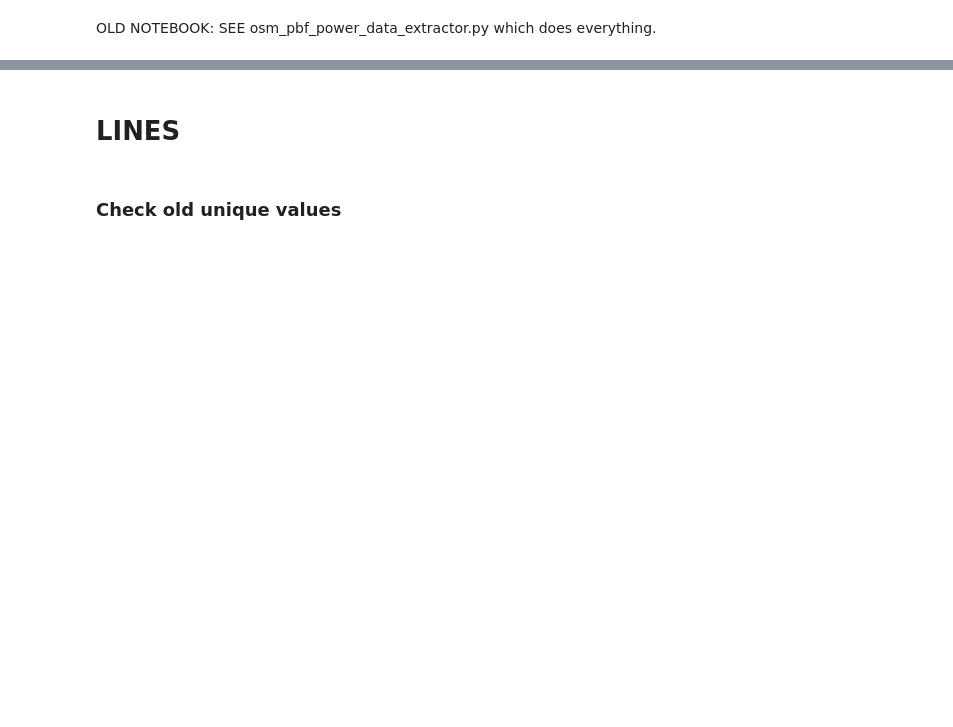
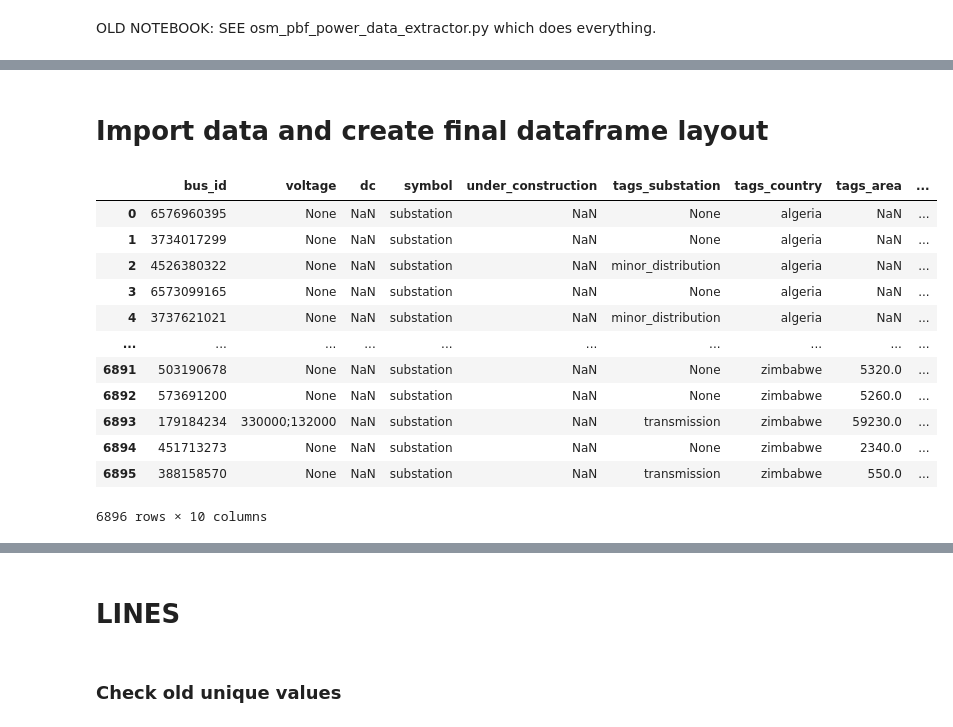
Before and after one commit to pypsa-meets-earth/pypsa-africa-hackathon, a Jupyter notebook: data_exploration/WP5_transmission_assets/osm_data_cleaning.ipynb, the cells around one changed output, grey strips where cells are left out. Saved outputs shown, nothing was run; the diff lists cells and outputs as text; code cells hidden in the pictures; blank space fills up the shorter version.

```diff
--- a/data_exploration/WP5_transmission_assets/osm_data_cleaning.ipynb
+++ b/data_exploration/WP5_transmission_assets/osm_data_cleaning.ipynb
@@ -44,0 +53,51 @@ df_all_substations = df_all_substations.dropna(subset=['tags.voltage']) # Drop a
+# %% [markdown]
+# Import data and create final dataframe layout
+# %%
+#----------- SUBSTATIONS -----------
+# Load uncleaned data
+df_all_substations = gpd.read_file(os.getcwd()+"/data/raw/africa_all_raw_substations.geojson")
+
+# Modification - create final dataframe layout
+df_all_substations = df_all_substations.rename(
+    columns = {
+        "id": "bus_id",
+        "tags.voltage": "voltage",
+        # "dc", will be added below
+        "tags.power": "symbol",
+        # "under_construction", will be added below
+        "tags.substation": "tags_substation",
+        "Country": "tags_country",  # new/different to PyPSA-Eur
+        "Area": "tags_area",
+        "lonlat": "geometry",
+    }
+)
+
+# Add NaN as default
+df_all_substations["dc"] = np.nan
+df_all_substations["under_construction"] = np.nan
+df_all_substations["x"] = df_all_substations["geometry"].x
+df_all_substations["y"] = df_all_substations["geometry"].y
+
+#Rearrange columns
+clist = ["bus_id","voltage","dc","symbol","under_construction","tags_substation","tags_country",
+         "tags_area","x", "y"]
+df_all_substations = df_all_substations[clist]
+
+# make float to integer
+df_all_substations["bus_id"] = df_all_substations["bus_id"].astype(int)
+
+display(df_all_substations)
+# %% [output]
+|  | bus_id | voltage | dc | symbol | under_construction | tags_substation | tags_country | tags_area | ... |
+| 0 | 6576960395 | None | NaN | substation | NaN | None | algeria | NaN | ... |
+| 1 | 3734017299 | None | NaN | substation | NaN | None | algeria | NaN | ... |
+| 2 | 4526380322 | None | NaN | substation | NaN | minor_distribution | algeria | NaN | ... |
+| 3 | 6573099165 | None | NaN | substation | NaN | None | algeria | NaN | ... |
+| 4 | 3737621021 | None | NaN | substation | NaN | minor_distribution | algeria | NaN | ... |
+| ... | ... | ... | ... | ... | ... | ... | ... | ... | ... |
+| 6891 | 503190678 | None | NaN | substation | NaN | None | zimbabwe | 5320.0 | ... |
+| 6892 | 573691200 | None | NaN | substation | NaN | None | zimbabwe | 5260.0 | ... |
+| 6893 | 179184234 | 330000;132000 | NaN | substation | NaN | transmission | zimbabwe | 59230.0 | ... |
+| 6894 | 451713273 | None | NaN | substation | NaN | None | zimbabwe | 2340.0 | ... |
+| 6895 | 388158570 | None | NaN | substation | NaN | transmission | zimbabwe | 550.0 | ... |
+6896 rows × 10 columns
```
Also changed, not shown: parts of 23 cells of this notebook.
